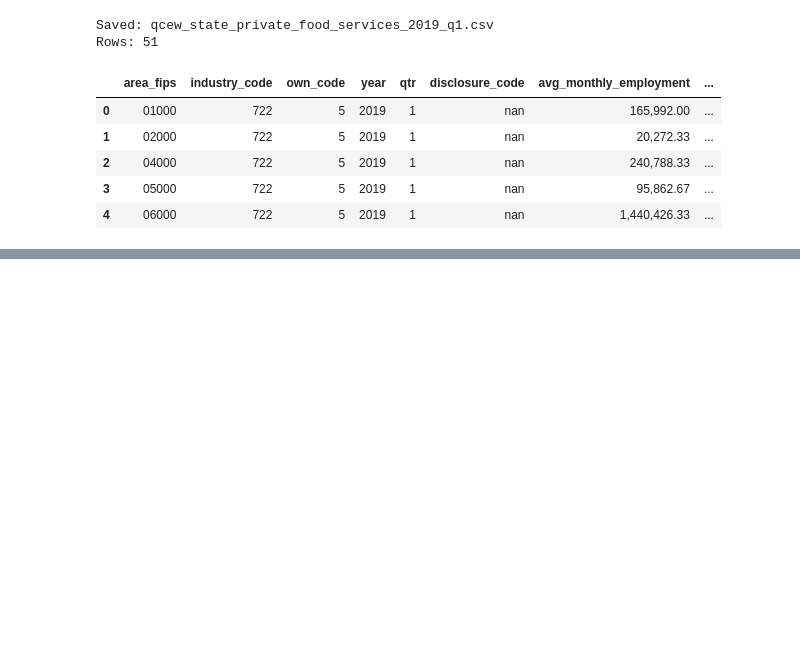
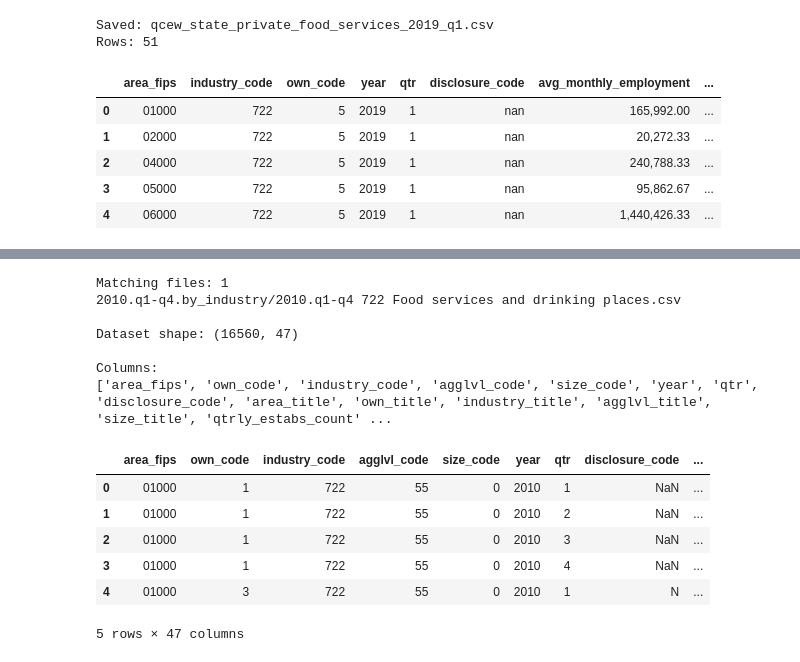
Before and after one commit to RohanDevre36/Minimum-wage-causal-analysis, a Jupyter notebook: 01_Data_Collection.ipynb, the cells around one changed output, grey strips where cells are left out. Cells and saved outputs as stored; diff of their text form; code cells hidden in the pictures; blank space fills up the shorter version.

```diff
--- a/01_Data_Collection.ipynb
+++ b/01_Data_Collection.ipynb
@@ -381,0 +581,49 @@ Rows: 51
+# %%
+##Find the food services file
+# Find the CSV for industry 722: food services and drinking places.
+# Spaces around "722" prevent matching narrower codes such as 7221.
+food_service_files = [
+    filename
+    for filename in archive_members
+    if " 722 " in filename and filename.endswith(".csv")
+]
+
+print("Matching files:", len(food_service_files))
+
+for filename in food_service_files:
+    print(filename)
+
+# Stop if the archive does not contain exactly one matching file.
+if len(food_service_files) != 1:
+    raise ValueError("Expected exactly one industry 722 file.")
+
+# Read only the selected CSV directly from the ZIP.
+# No need to extract the other files.
+with ZipFile(archive_path) as archive:
+    with archive.open(food_service_files[0]) as csv_file:
+        food_2010 = pd.read_csv(
+            csv_file,
+            dtype={"area_fips": str, "industry_code": str}
+        )
+
+# Inspect the historical file before applying our filters.
+print("\nDataset shape:", food_2010.shape)
+print("\nColumns:")
+print(food_2010.columns.tolist())
+
+display(food_2010.head())
+# %% [output]
+Matching files: 1
+2010.q1-q4.by_industry/2010.q1-q4 722 Food services and drinking places.csv
+
+Dataset shape: (16560, 47)
+
+Columns:
+['area_fips', 'own_code', 'industry_code', 'agglvl_code', 'size_code', 'year', 'qtr', 'disclosure_code', 'area_title', 'own_title', 'industry_title', 'agglvl_title', 'size_title', 'qtrly_estabs_count' ...
+|  | area_fips | own_code | industry_code | agglvl_code | size_code | year | qtr | disclosure_code | ... |
+| 0 | 01000 | 1 | 722 | 55 | 0 | 2010 | 1 | NaN | ... |
+| 1 | 01000 | 1 | 722 | 55 | 0 | 2010 | 2 | NaN | ... |
+| 2 | 01000 | 1 | 722 | 55 | 0 | 2010 | 3 | NaN | ... |
+| 3 | 01000 | 1 | 722 | 55 | 0 | 2010 | 4 | NaN | ... |
+| 4 | 01000 | 3 | 722 | 55 | 0 | 2010 | 1 | N | ... |
+5 rows × 47 columns
```
Also changed, not shown: parts of 10 cells of this notebook.
